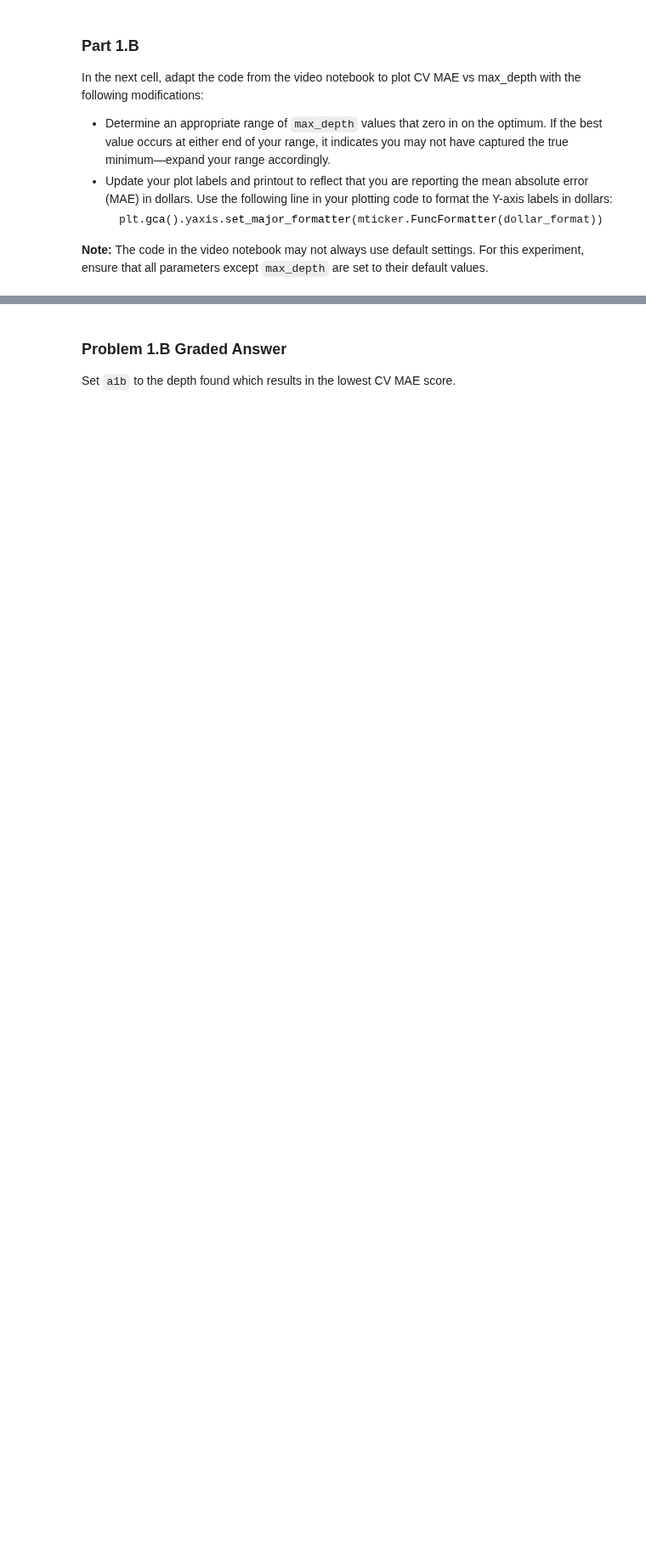
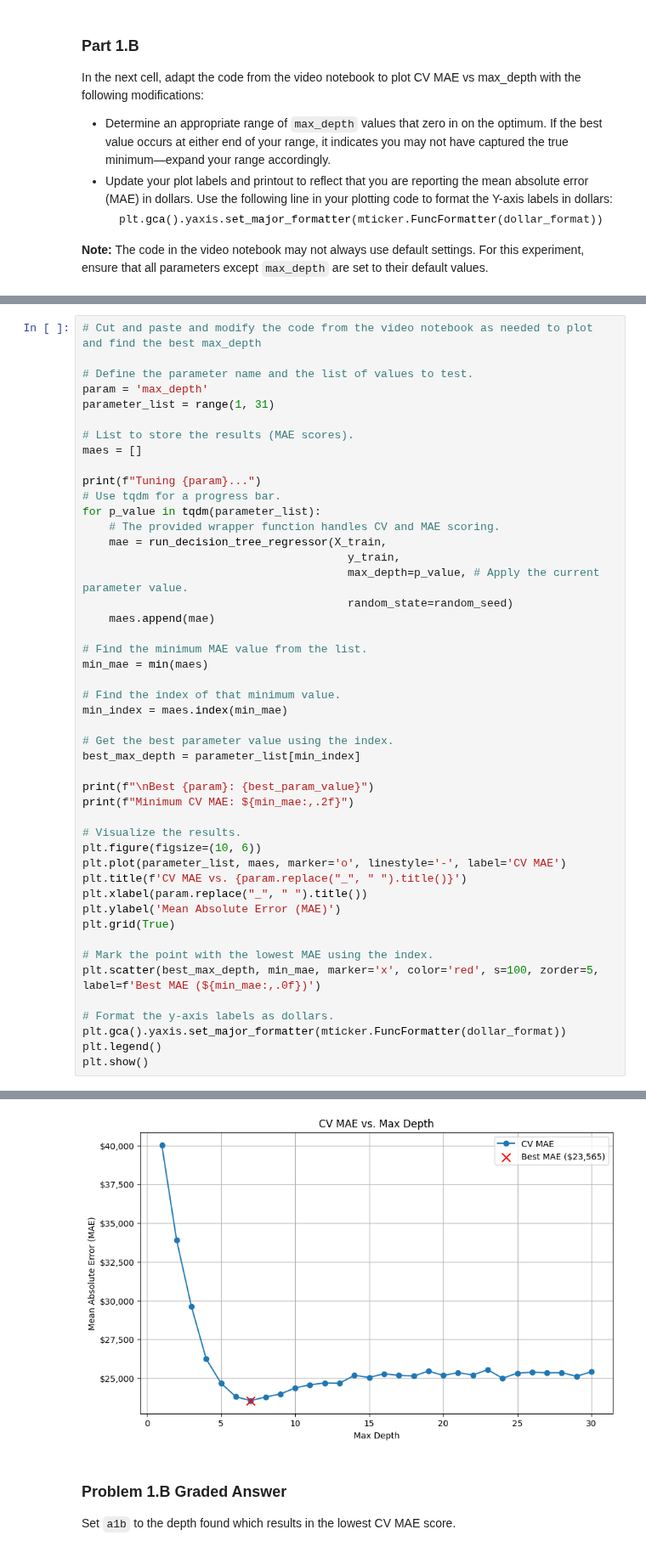
Before and after one commit to waysnyder/Module-3-Assignments, a Jupyter notebook: Homework_06.ipynb, the cells around one changed output, grey strips where cells are left out. Shown at 85% size. Saved outputs shown, nothing was run; the diff lists cells and outputs as text; blank space fills up the shorter version.

```diff
--- a/Homework_06.ipynb
+++ b/Homework_06.ipynb
@@ -245,0 +249,48 @@ In the next cell, adapt the code from the video notebook to plot CV MAE vs max_d
+# %%
+# Cut and paste and modify the code from the video notebook as needed to plot and find the best max_depth
+
+# Define the parameter name and the list of values to test.
+param = 'max_depth'
+parameter_list = range(1, 31)
+
+# List to store the results (MAE scores).
+maes = []
+
+print(f"Tuning {param}...")
+# Use tqdm for a progress bar.
+for p_value in tqdm(parameter_list):
+    # The provided wrapper function handles CV and MAE scoring.
+    mae = run_decision_tree_regressor(X_train,
+                                        y_train,
+                                        max_depth=p_value, # Apply the current parameter value.
+                                        random_state=random_seed)
+    maes.append(mae)
+
+# Find the minimum MAE value from the list.
+min_mae = min(maes)
+
+# Find the index of that minimum value.
+min_index = maes.index(min_mae)
+
+# Get the best parameter value using the index.
+best_max_depth = parameter_list[min_index]
+
+print(f"\nBest {param}: {best_param_value}")
+print(f"Minimum CV MAE: ${min_mae:,.2f}")
+
+# Visualize the results.
+plt.figure(figsize=(10, 6))
+plt.plot(parameter_list, maes, marker='o', linestyle='-', label='CV MAE')
+plt.title(f'CV MAE vs. {param.replace("_", " ").title()}')
+plt.xlabel(param.replace("_", " ").title())
+plt.ylabel('Mean Absolute Error (MAE)')
+plt.grid(True)
+
+# Mark the point with the lowest MAE using the index.
+plt.scatter(best_max_depth, min_mae, marker='x', color='red', s=100, zorder=5, label=f'Best MAE (${min_mae:,.0f})')
+
+# Format the y-axis labels as dollars.
+plt.gca().yaxis.set_major_formatter(mticker.FuncFormatter(dollar_format))
+plt.legend()
+plt.show()
+# %% [output]
@@ -246,3 +300,4 @@ In the next cell, adapt the code from the video notebook to plot CV MAE vs max_d
+[figure, added]
 # %% [markdown]
 ### Problem 1.B Graded Answer
 
```
Also changed, not shown: parts of 35 cells of this notebook, 4 other files.
